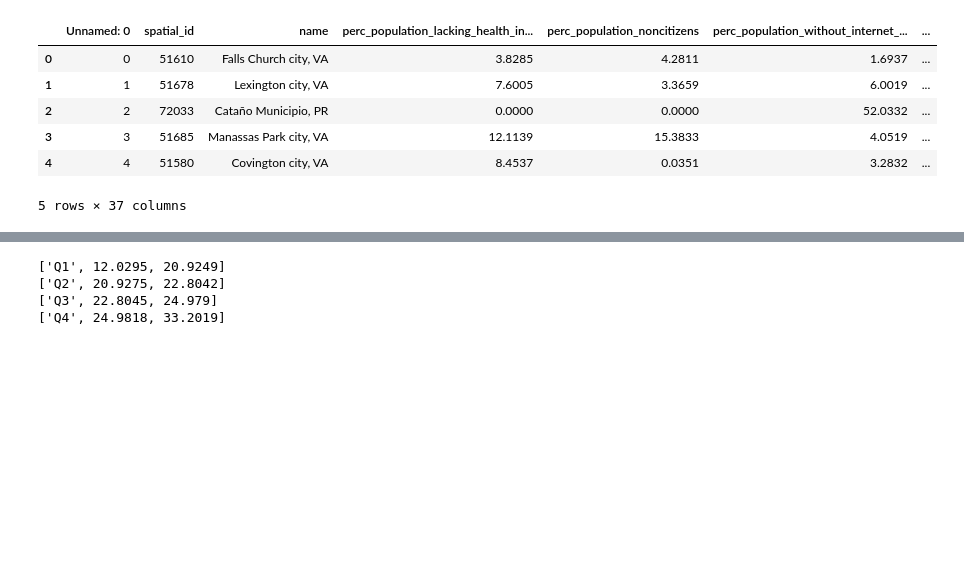
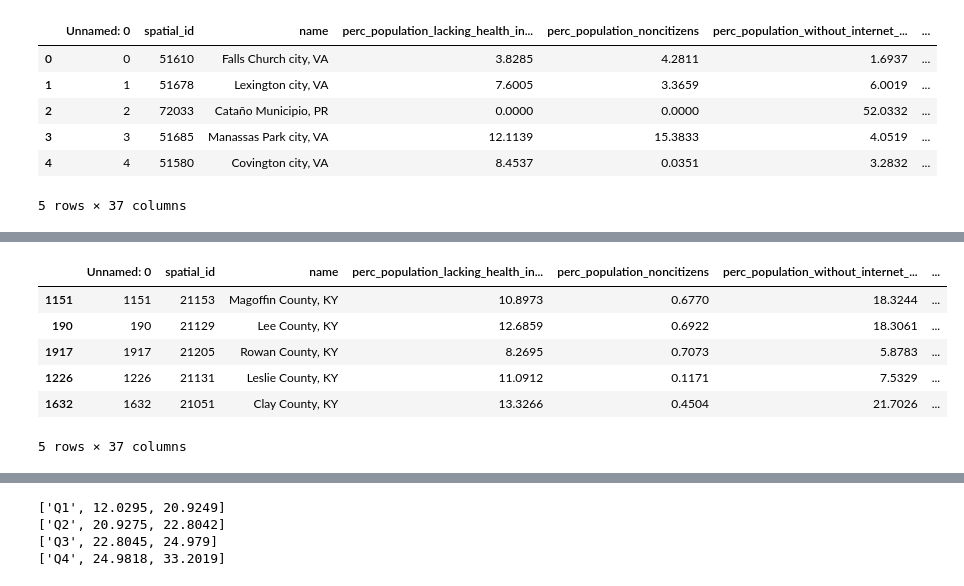
Before and after one commit to willdemelo/Predicting_Depression_in_Florida, a Jupyter notebook: Predicting_FL_Depression.ipynb, the cells around one changed output, grey strips where cells are left out. Cells and saved outputs as stored; diff of their text form; code cells hidden in the pictures; blank space fills up the shorter version.

```diff
--- a/Predicting_Depression_in_Florida_09.24.2024.ipynb
+++ b/Predicting_FL_Depression.ipynb
@@ -71 +92,11 @@ precomp_data = analyzedata[analyzedata['perc_population_with_depression'] != 0]
+# %%
+(precomp_data.sort_values(by='perc_population_with_depression', ascending = False)).head()
+# %% [output]
+|  | Unnamed: 0 | spatial_id | name | perc_population_lacking_health_in... | perc_population_noncitizens | perc_population_without_internet_... | ... |
+| 1151 | 1151 | 21153 | Magoffin County, KY | 10.8973 | 0.6770 | 18.3244 | ... |
+| 190 | 190 | 21129 | Lee County, KY | 12.6859 | 0.6922 | 18.3061 | ... |
+| 1917 | 1917 | 21205 | Rowan County, KY | 8.2695 | 0.7073 | 5.8783 | ... |
+| 1226 | 1226 | 21131 | Leslie County, KY | 11.0912 | 0.1171 | 7.5329 | ... |
+| 1632 | 1632 | 21051 | Clay County, KY | 13.3266 | 0.4504 | 21.7026 | ... |
+5 rows × 37 columns
 # %% [markdown]
```
Also changed, not shown: parts of 13 cells of this notebook, 1 other file.
